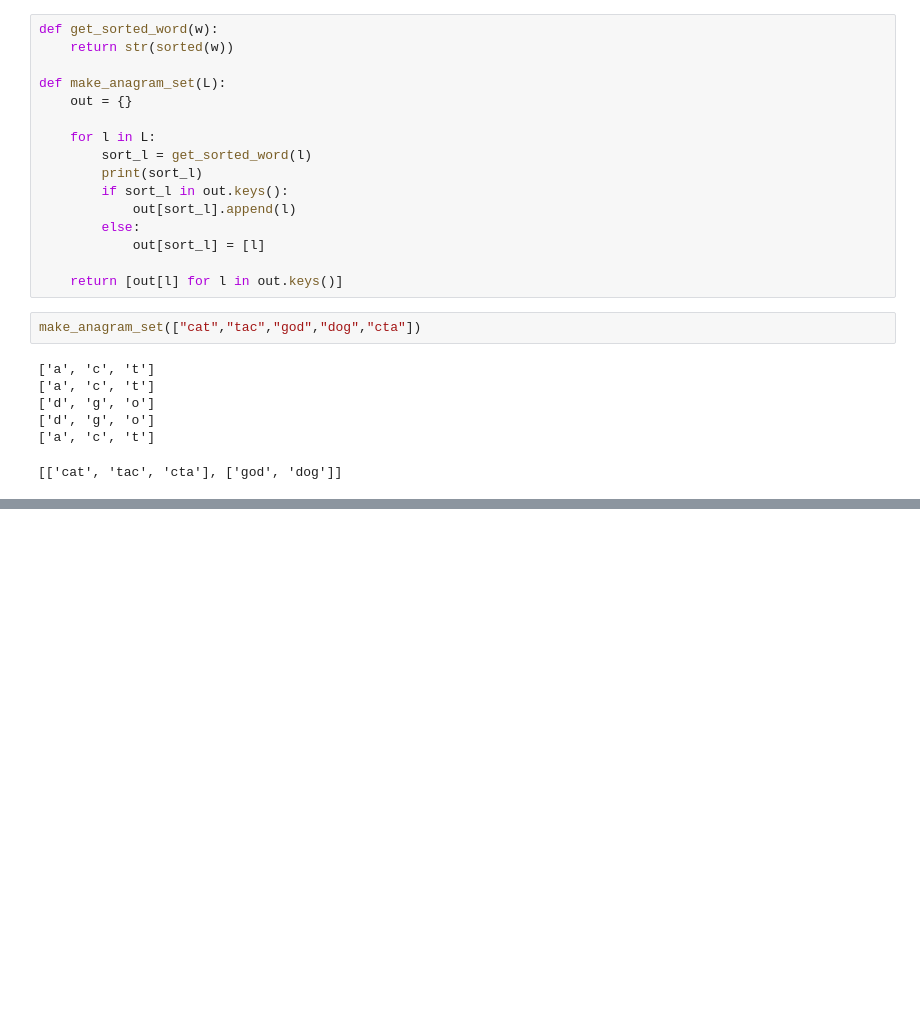
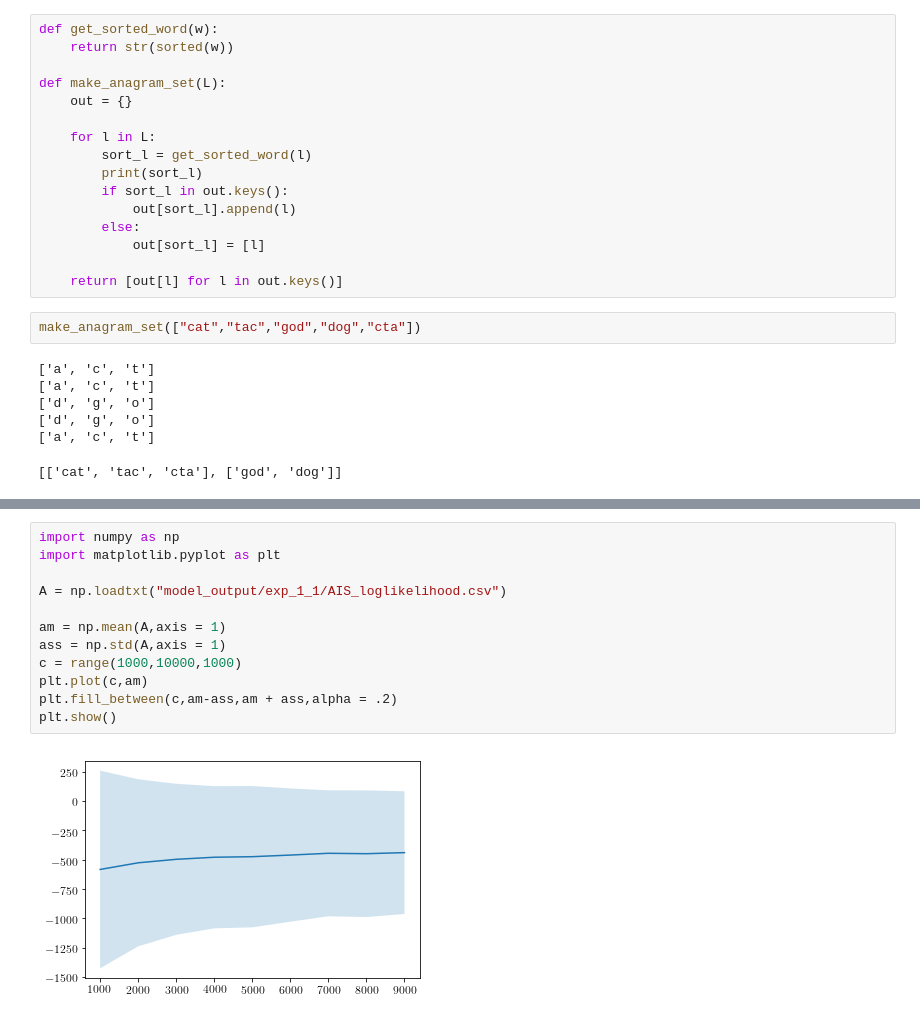
Before and after one commit to gbarello/SVAE, a Jupyter notebook: Untitled.ipynb, the cells around one changed output, grey strips where cells are left out. Saved outputs shown, nothing was run; the diff lists cells and outputs as text; blank space fills up the shorter version.

```diff
--- a/Untitled.ipynb
+++ b/Untitled.ipynb
@@ -300,0 +329,14 @@ make_anagram_set(["cat","tac","god","dog","cta"])
+# %%
+import numpy as np
+import matplotlib.pyplot as plt
+
+A = np.loadtxt("model_output/exp_1_1/AIS_loglikelihood.csv")
+
+am = np.mean(A,axis = 1)
+ass = np.std(A,axis = 1)
+c = range(1000,10000,1000)
+plt.plot(c,am)
+plt.fill_between(c,am-ass,am + ass,alpha = .2)
+plt.show()
+# %% [output]
+[figure, added]
```
Also changed, not shown: parts of 2 cells of this notebook, 2 other files.
